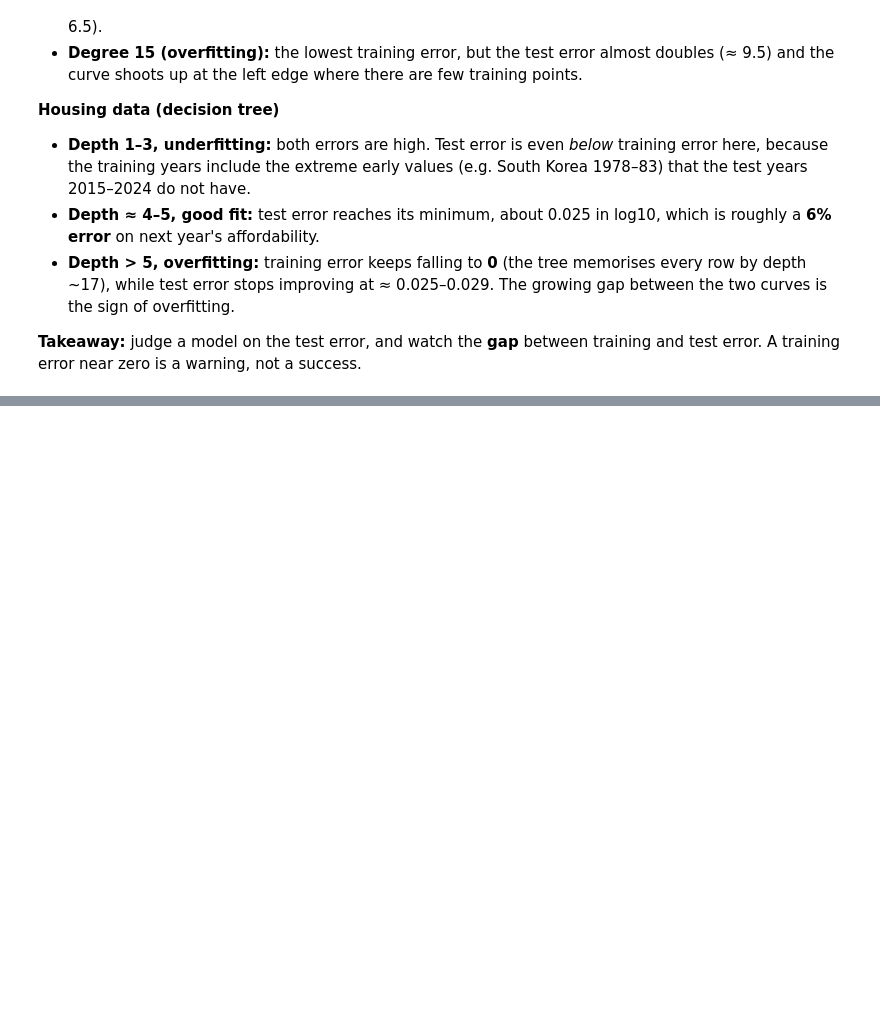
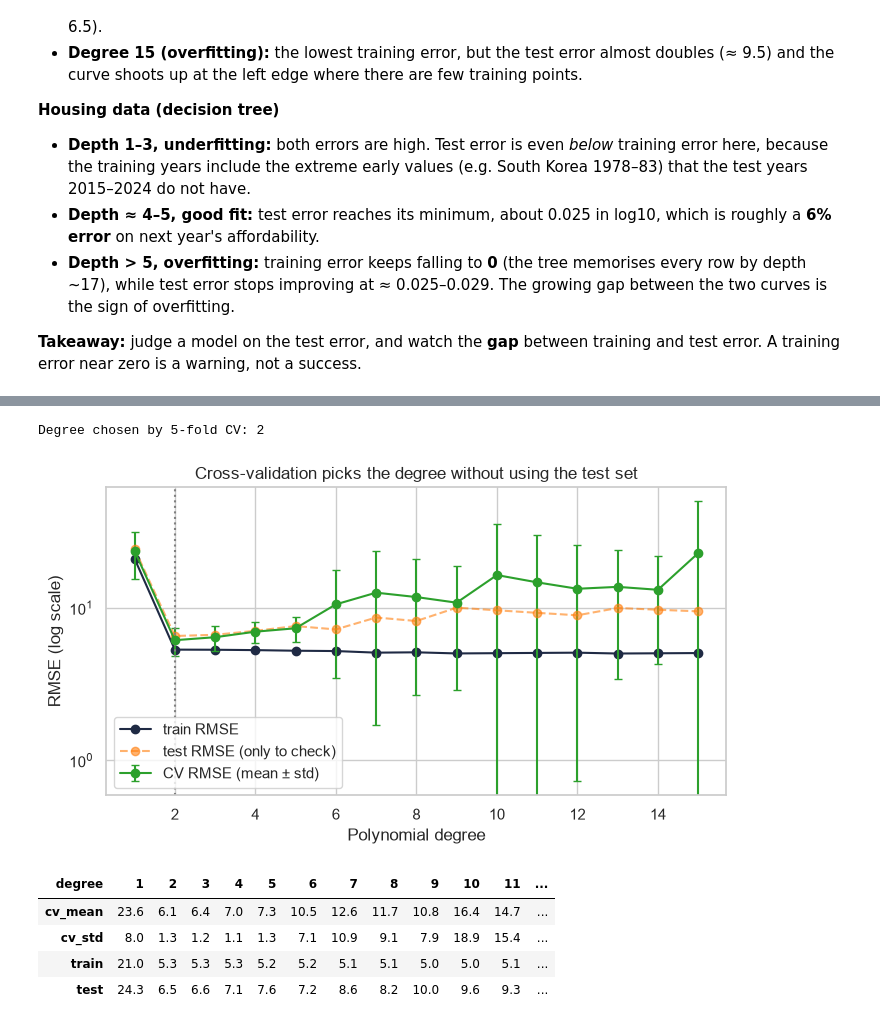
Before and after one commit to iaac-maai/Group8-day1-assignment, a Jupyter notebook: notebook/Day2_models.ipynb, the cells around one changed output, grey strips where cells are left out. Drawn from its saved outputs; the diff is of its cells as text; code cells hidden in the pictures; blank space fills up the shorter version.

```diff
--- a/notebook/Day2_models.ipynb
+++ b/notebook/Day2_models.ipynb
@@ -260,0 +302,35 @@ tree_sweep.round(4).set_index("max_depth").T
+# %%
+cv_rows = []
+for deg in range(1, 16):
+    model = make_pipeline(PolynomialFeatures(deg), StandardScaler(), LinearRegression())
+    # sklearn maximises scores, so errors are returned negative
+    scores = -cross_val_score(model, wwr_train.reshape(-1, 1), dem_train,
+                              cv=kf, scoring="neg_root_mean_squared_error")
+    cv_rows.append({"degree": deg, "cv_mean": scores.mean(), "cv_std": scores.std()})
+cv_poly = pd.DataFrame(cv_rows).merge(sweep, on="degree")
+
+best_deg = int(cv_poly.loc[cv_poly["cv_mean"].idxmin(), "degree"])
+print(f"Degree chosen by 5-fold CV: {best_deg}")
+
+plt.figure(figsize=(8, 4))
+plt.plot(cv_poly["degree"], cv_poly["train"], "o-", color="#1f2a44", label="train RMSE")
+plt.errorbar(cv_poly["degree"], cv_poly["cv_mean"], yerr=cv_poly["cv_std"],
+             fmt="o-", color="tab:green", capsize=3, label="CV RMSE (mean ± std)")
+plt.plot(cv_poly["degree"], cv_poly["test"], "o--", color="tab:orange", alpha=0.6, label="test RMSE (only to check)")
+plt.axvline(best_deg, color="grey", linestyle=":")
+plt.yscale("log")
+plt.xlabel("Polynomial degree")
+plt.ylabel("RMSE (log scale)")
+plt.title("Cross-validation picks the degree without using the test set")
+plt.legend()
+plt.show()
+
+cv_poly.round(1).set_index("degree").T
+# %% [output]
+Degree chosen by 5-fold CV: 2
+[figure, added]
+| degree | 1 | 2 | 3 | 4 | 5 | 6 | 7 | 8 | 9 | 10 | 11 | ... |
+| cv_mean | 23.6 | 6.1 | 6.4 | 7.0 | 7.3 | 10.5 | 12.6 | 11.7 | 10.8 | 16.4 | 14.7 | ... |
+| cv_std | 8.0 | 1.3 | 1.2 | 1.1 | 1.3 | 7.1 | 10.9 | 9.1 | 7.9 | 18.9 | 15.4 | ... |
+| train | 21.0 | 5.3 | 5.3 | 5.3 | 5.2 | 5.2 | 5.1 | 5.1 | 5.0 | 5.0 | 5.1 | ... |
+| test | 24.3 | 6.5 | 6.6 | 7.1 | 7.6 | 7.2 | 8.6 | 8.2 | 10.0 | 9.6 | 9.3 | ... |
```
Also changed, not shown: parts of 11 cells of this notebook.
